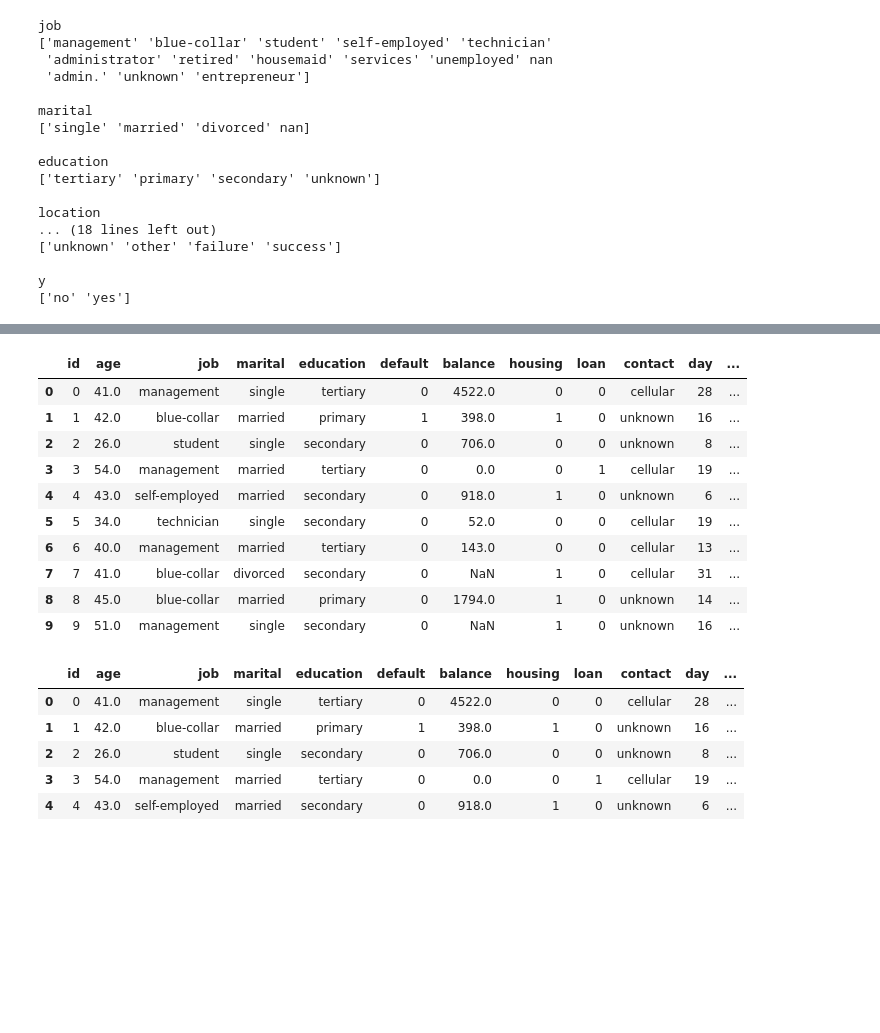
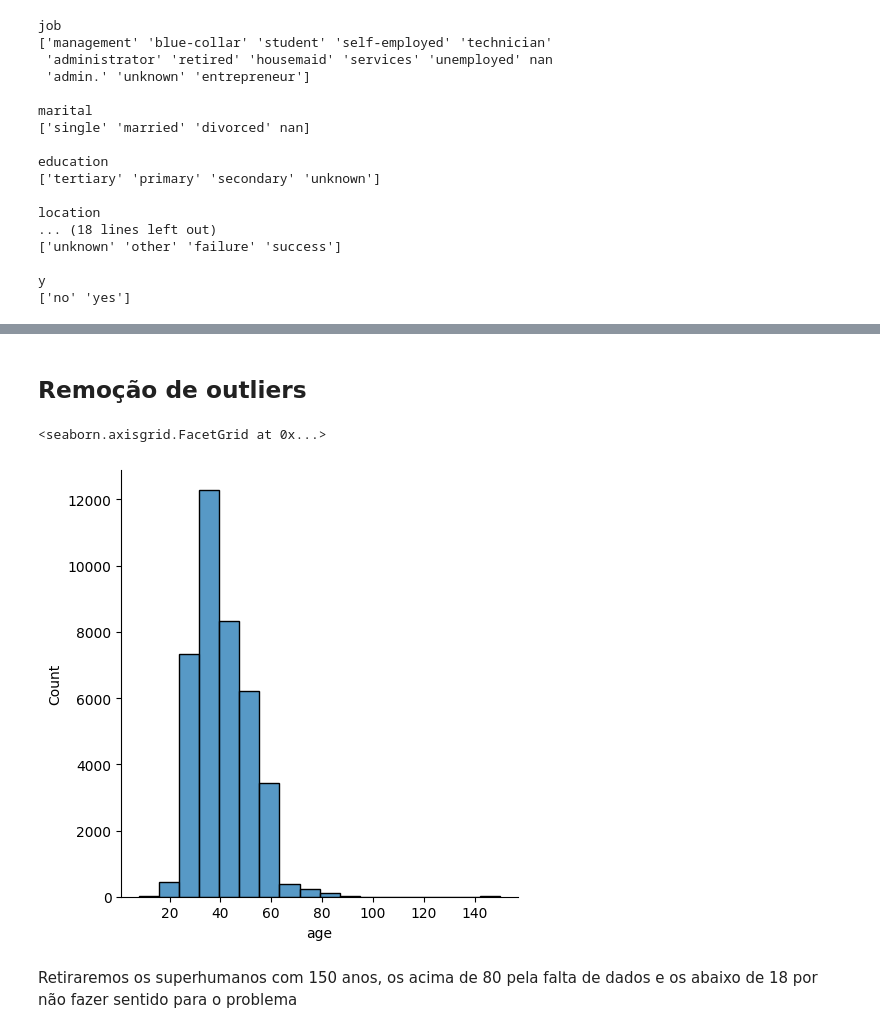
Before and after one commit to jvmilaUSP/projetoTuringAcademy, a Jupyter notebook: AnaliseLimpezaDados.ipynb, the cells around one changed output, grey strips where cells are left out. Saved outputs shown, nothing was run; the diff lists cells and outputs as text; code cells hidden in the pictures; blank space fills up the shorter version.

```diff
--- a/AnaliseLimpezaDados.ipynb
+++ b/AnaliseLimpezaDados.ipynb
@@ -206,17 +153,3 @@ df_clean = df_clean.drop(columns=['location'])
-# %%
-df_clean.head(10)
-# %% [output]
-|  | id | age | job | marital | education | default | balance | housing | loan | contact | day | ... |
-| 0 | 0 | 41.0 | management | single | tertiary | 0 | 4522.0 | 0 | 0 | cellular | 28 | ... |
-| 1 | 1 | 42.0 | blue-collar | married | primary | 1 | 398.0 | 1 | 0 | unknown | 16 | ... |
-| 2 | 2 | 26.0 | student | single | secondary | 0 | 706.0 | 0 | 0 | unknown | 8 | ... |
-| 3 | 3 | 54.0 | management | married | tertiary | 0 | 0.0 | 0 | 1 | cellular | 19 | ... |
-| 4 | 4 | 43.0 | self-employed | married | secondary | 0 | 918.0 | 1 | 0 | unknown | 6 | ... |
-| 5 | 5 | 34.0 | technician | single | secondary | 0 | 52.0 | 0 | 0 | cellular | 19 | ... |
-| 6 | 6 | 40.0 | management | married | tertiary | 0 | 143.0 | 0 | 0 | cellular | 13 | ... |
-| 7 | 7 | 41.0 | blue-collar | divorced | secondary | 0 | NaN | 1 | 0 | cellular | 31 | ... |
-| 8 | 8 | 45.0 | blue-collar | married | primary | 0 | 1794.0 | 1 | 0 | unknown | 14 | ... |
-| 9 | 9 | 51.0 | management | single | secondary | 0 | NaN | 1 | 0 | unknown | 16 | ... |
 # %%
 df_clean = df_clean.drop(columns=['poutcome'])
 
@@ -224,20 +157,13 @@ df_clean = df_clean.drop(columns=['poutcome'])
-# %%
-month_mapping = {
-    'jan': 1, 'feb': 2, 'mar': 3, 'apr': 4, 'may': 5, 'jun': 6,
-    'jul': 7, 'aug': 8, 'sep': 9, 'oct': 10, 'nov': 11, 'dec': 12
-}
-
-# Aplicar o mapeamento à coluna 'month'
-df_clean['month'] = df['month'].map(month_mapping)
-df_clean.head()
-# %% [output]
-|  | id | age | job | marital | education | default | balance | housing | loan | contact | day | ... |
-| 0 | 0 | 41.0 | management | single | tertiary | 0 | 4522.0 | 0 | 0 | cellular | 28 | ... |
-| 1 | 1 | 42.0 | blue-collar | married | primary | 1 | 398.0 | 1 | 0 | unknown | 16 | ... |
-| 2 | 2 | 26.0 | student | single | secondary | 0 | 706.0 | 0 | 0 | unknown | 8 | ... |
-| 3 | 3 | 54.0 | management | married | tertiary | 0 | 0.0 | 0 | 1 | cellular | 19 | ... |
-| 4 | 4 | 43.0 | self-employed | married | secondary | 0 | 918.0 | 1 | 0 | unknown | 6 | ... |
 # %%
 df_clean = df_clean.drop(columns=['id'])
 
 #dropar pq n tem significado
+# %% [markdown]
+## Remoção de outliers
+# %%
+sns.displot(df['age'], bins=18)
+# %% [output]
+<seaborn.axisgrid.FacetGrid at 0x...>
+[figure, added]
+# %% [markdown]
+Retiraremos os superhumanos com 150 anos, os acima de 80 pela falta de dados e os abaixo de 18 por não fazer sentido para o problema
```
Also changed, not shown: parts of 37 cells of this notebook, 2 other files.
